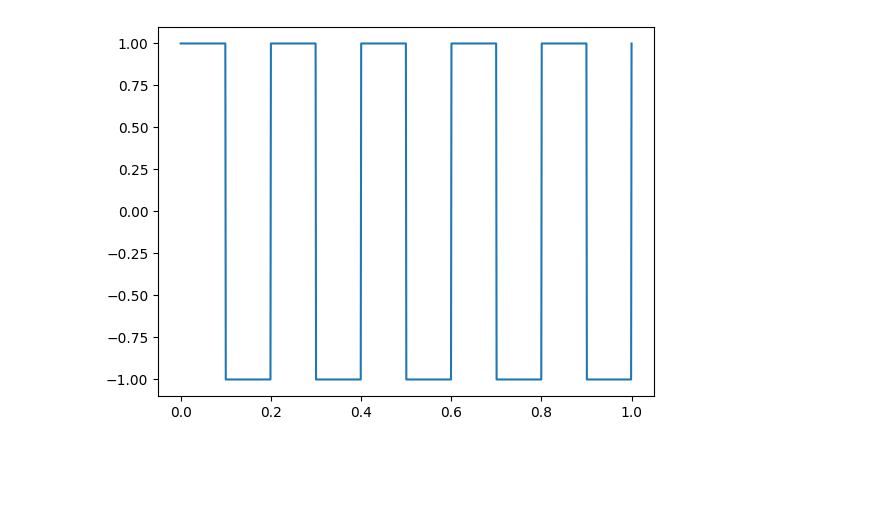
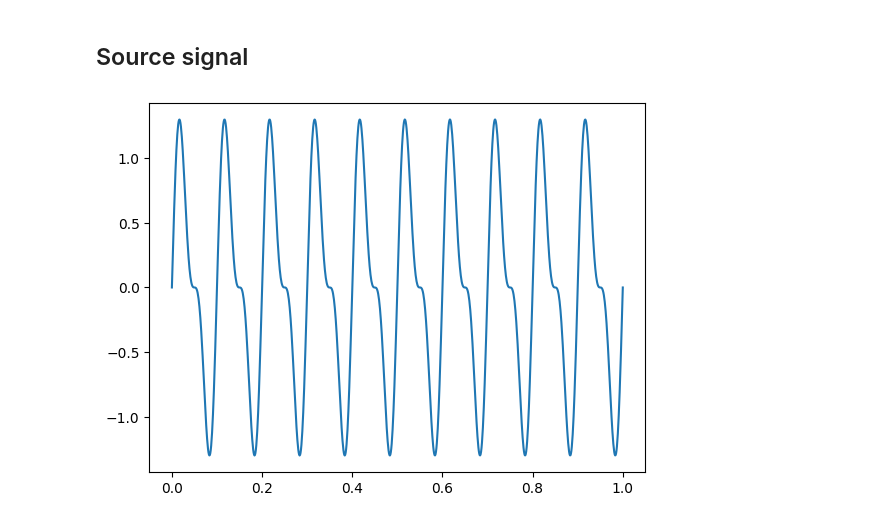
Before and after one commit to V-kr0pt/filtros_ufpb, a Jupyter notebook: signal_noise.ipynb, the cells around one changed output. Cells and saved outputs as stored; diff of their text form; code cells hidden in the pictures; blank space fills up the shorter version.

```diff
--- a/signal_noise.ipynb
+++ b/signal_noise.ipynb
@@ -10,4 +5,23 @@ wavesquare_signal = sp.signal.square(2*np.pi*signal_freq*t)
+# %% [markdown]
+## Source signal
+# %%
+# creating the source signal
+
+# parameters for the signal
+signal_1_freq = 20 #Hz
+signal_2_freq = signal_1_freq/2 #Hz
+fs = 1000 #Hz sampling frequency
+sample_time = 1 #s
+
+
+N = sample_time*fs #number of samples in the signal
+t = np.linspace(0, sample_time, N) # time vector
+
+# signal vector
+signal_1 = 0.5*np.sin(2*np.pi*signal_1_freq*t)
+signal_2 =  np.sin(2*np.pi*signal_2_freq*t)
+signal = signal_1 + signal_2
 # %%
-_ = plt.plot(t, wavesquare_signal)
+_ = plt.plot(t, signal)
 # %% [output]
-[figure, old version]
+[figure, new version]
```
Also changed, not shown: parts of 15 cells of this notebook.
